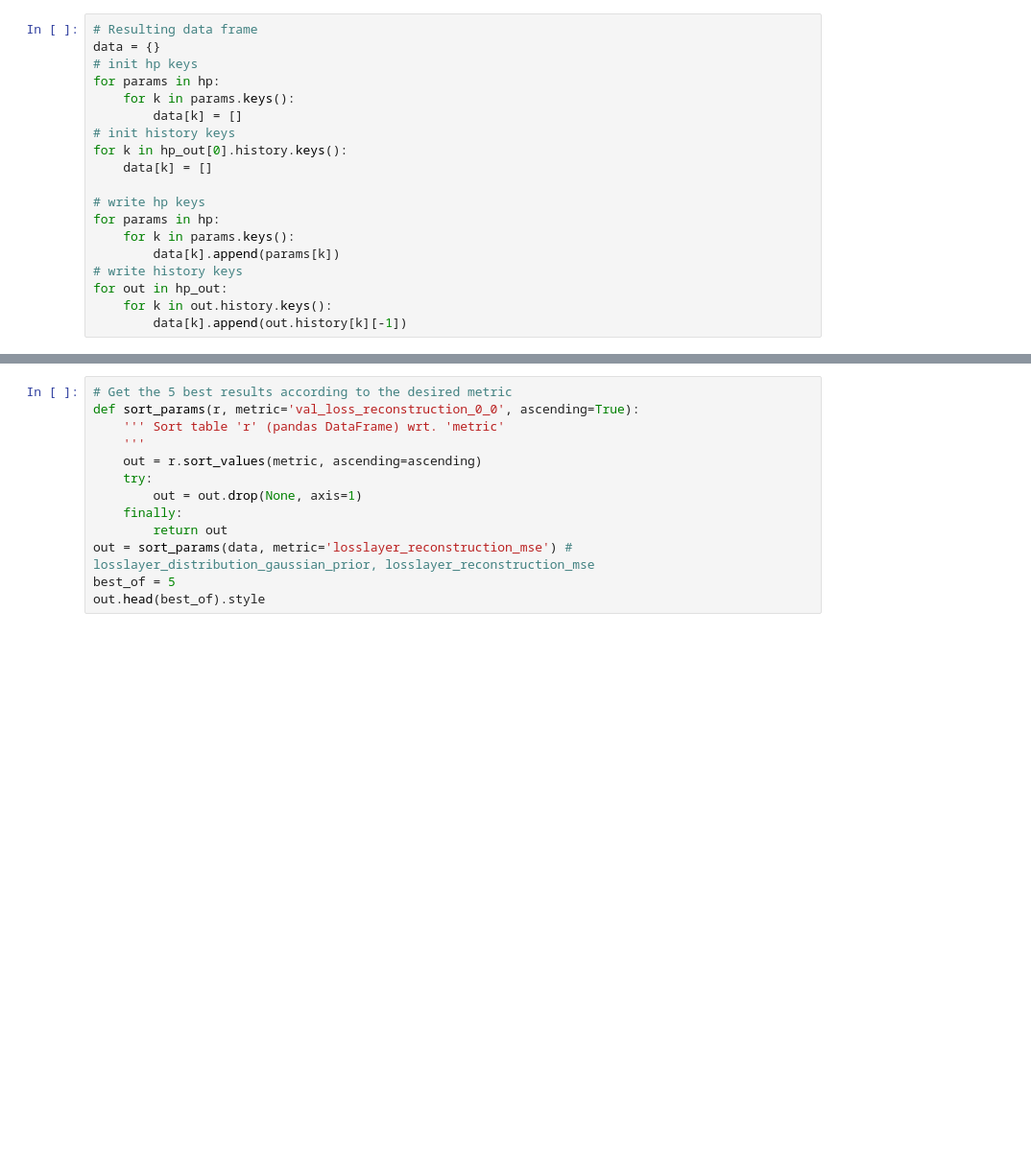
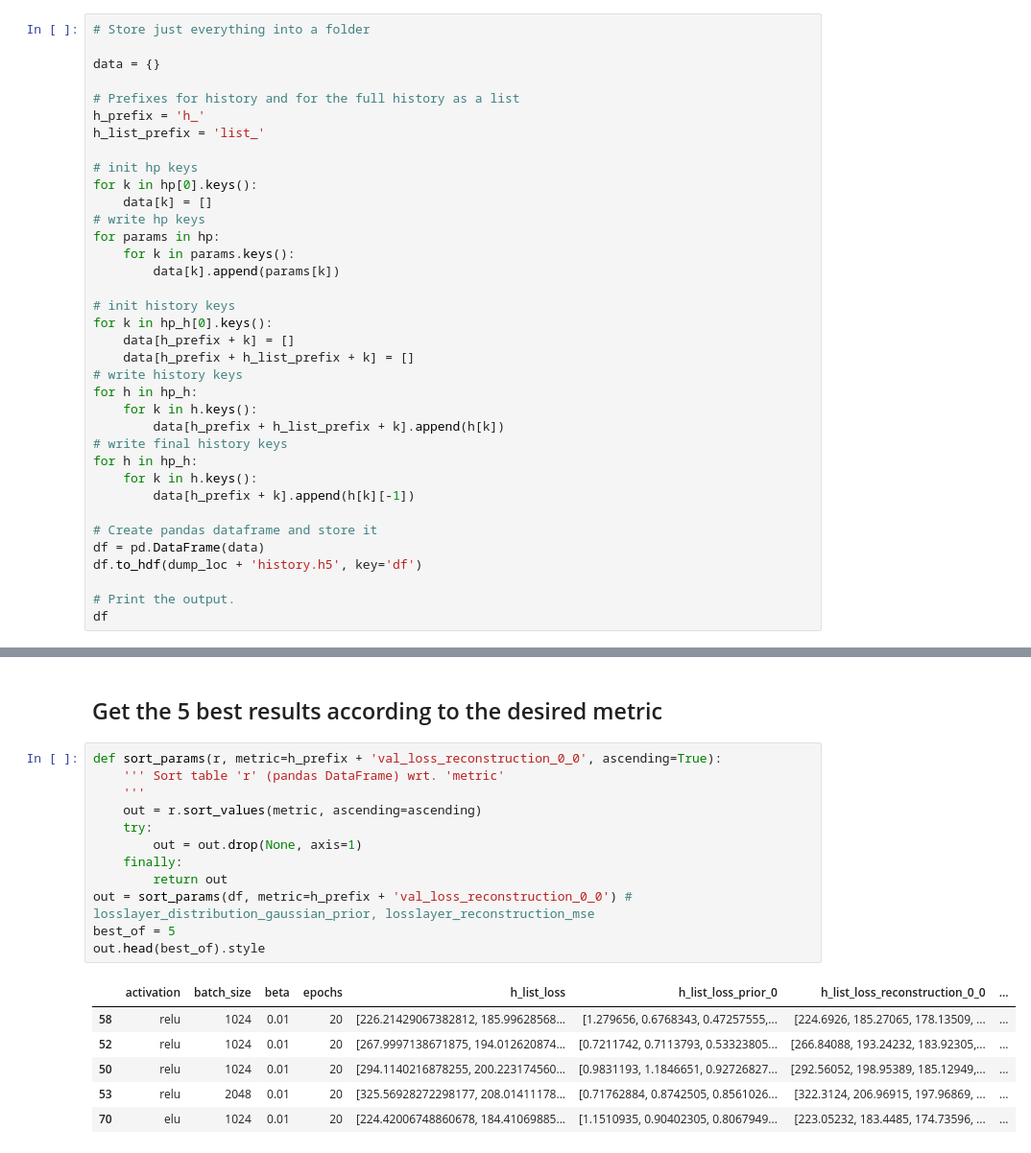
Before and after one commit to tik0/vae_tools, a Jupyter notebook: examples/mnist_talos_mimic.ipynb, the cells around one changed output, grey strips where cells are left out. Shown at 96% size. Saved outputs shown, nothing was run; the diff lists cells and outputs as text; blank space fills up the shorter version.

```diff
--- a/examples/mnist_talos_mimic.ipynb
+++ b/examples/mnist_talos_mimic.ipynb
@@ -167,19 +156,36 @@ WARNING:tensorflow:Gradients do not exist for variables ['Variable:0', 'Variable
 # %%
-# Resulting data frame
+# Store just everything into a folder
+
 data = {}
+
+# Prefixes for history and for the full history as a list
+h_prefix = 'h_'
+h_list_prefix = 'list_'
+
 # init hp keys
-for params in hp:
-    for k in params.keys():
-        data[k] = []
-# init history keys
-for k in hp_out[0].history.keys():
+for k in hp[0].keys():
     data[k] = []
-
 # write hp keys
 for params in hp:
     for k in params.keys():
         data[k].append(params[k])
+
+# init history keys
+for k in hp_h[0].keys():
+    data[h_prefix + k] = []
+    data[h_prefix + h_list_prefix + k] = []
 # write history keys
-for out in hp_out:
-    for k in out.history.keys():
-        data[k].append(out.history[k][-1])
+for h in hp_h:
+    for k in h.keys():
+        data[h_prefix + h_list_prefix + k].append(h[k])
+# write final history keys
+for h in hp_h:
+    for k in h.keys():
+        data[h_prefix + k].append(h[k][-1])
+
+# Create pandas dataframe and store it
+df = pd.DataFrame(data)
+df.to_hdf(dump_loc + 'history.h5', key='df')
+
+# Print the output.
+df
@@ -205,13 +211,21 @@ astetik.bargrid(data, x='batch_size', y='val_loss', hue='lr', col='intermediate_
+# %% [markdown]
+## Get the 5 best results according to the desired metric
 # %%
-# Get the 5 best results according to the desired metric
-def sort_params(r, metric='val_loss_reconstruction_0_0', ascending=True):
+def sort_params(r, metric=h_prefix + 'val_loss_reconstruction_0_0', ascending=True):
     ''' Sort table 'r' (pandas DataFrame) wrt. 'metric'
     '''
     out = r.sort_values(metric, ascending=ascending)
     try:
         out = out.drop(None, axis=1)
     finally:
         return out
-out = sort_params(data, metric='losslayer_reconstruction_mse') # losslayer_distribution_gaussian_prior, losslayer_reconstruction_mse
+out = sort_params(df, metric=h_prefix + 'val_loss_reconstruction_0_0') # losslayer_distribution_gaussian_prior, losslayer_reconstruction_mse
 best_of = 5
 out.head(best_of).style
+# %% [output]
+|  | activation | batch_size | beta | epochs | h_list_loss | h_list_loss_prior_0 | h_list_loss_reconstruction_0_0 | ... |
+| 58 | relu | 1024 | 0.01 | 20 | [226.21429067382812, 185.99628568... | [1.279656, 0.6768343, 0.47257555,... | [224.6926, 185.27065, 178.13509, ... | ... |
+| 52 | relu | 1024 | 0.01 | 20 | [267.9997138671875, 194.012620874... | [0.7211742, 0.7113793, 0.53323805... | [266.84088, 193.24232, 183.92305,... | ... |
+| 50 | relu | 1024 | 0.01 | 20 | [294.1140216878255, 200.223174560... | [0.9831193, 1.1846651, 0.92726827... | [292.56052, 198.95389, 185.12949,... | ... |
+| 53 | relu | 2048 | 0.01 | 20 | [325.56928272298177, 208.01411178... | [0.71762884, 0.8742505, 0.8561026... | [322.3124, 206.96915, 197.96869, ... | ... |
+| 70 | elu | 1024 | 0.01 | 20 | [224.42006748860678, 184.41069885... | [1.1510935, 0.90402305, 0.8067949... | [223.05232, 183.4485, 174.73596, ... | ... |
```
Also changed, not shown: parts of 16 cells of this notebook.
